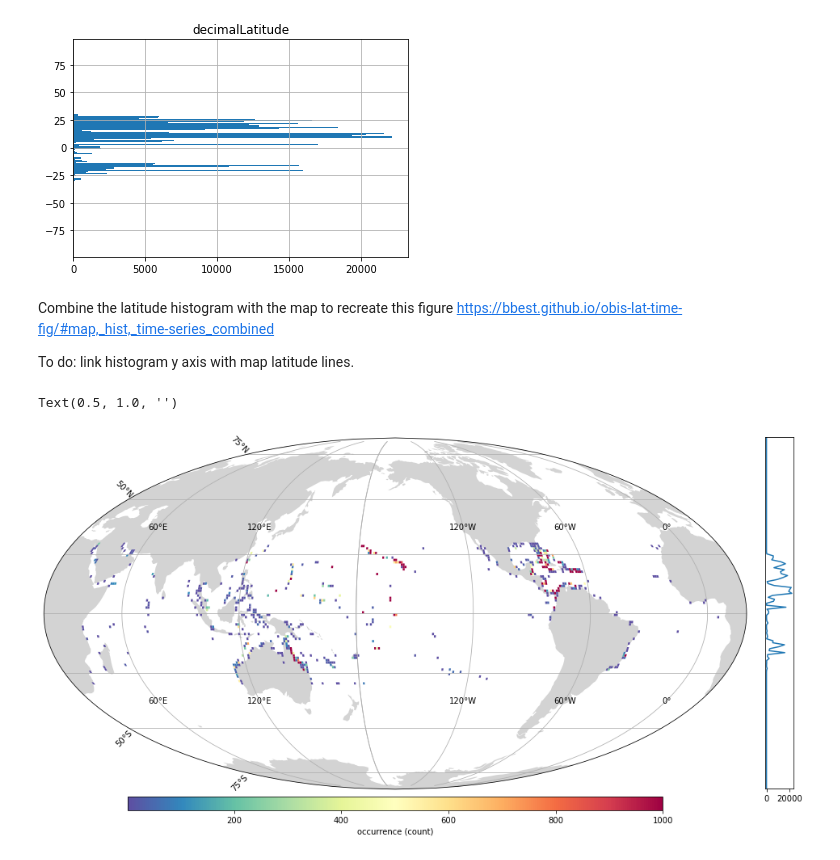
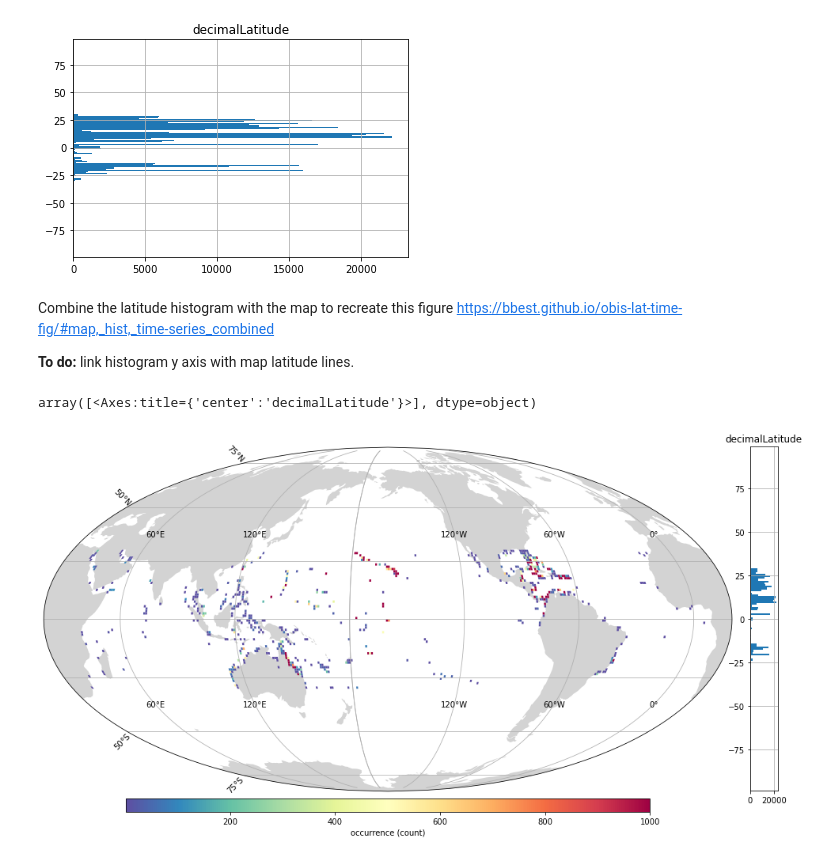
Before and after one commit to MathewBiddle/bio_ice, a Jupyter notebook: create_map_from_OBIS_API.ipynb, the cells around one changed output. Cells and saved outputs as stored; diff of their text form; code cells hidden in the pictures.

```diff
--- a/create_map_from_OBIS_API.ipynb
+++ b/create_map_from_OBIS_API.ipynb
@@ -546,7 +362,7 @@ array([[<AxesSubplot:title={'center':'decimalLatitude'}>]], dtype=object)
 # %% [markdown]
 Combine the latitude histogram with the map to recreate this figure https://bbest.github.io/obis-lat-time-fig/#map,_hist,_time-series_combined
 
-To do: link histogram y axis with map latitude lines.
+**To do:** link histogram y axis with map latitude lines.
 # %%
 import geoplot
 import geoplot.crs as gcrs
@@ -557,8 +373,6 @@ from mpl_toolkits.axes_grid1 import make_axes_locatable
 norm = mpl.colors.Normalize(vmin=1, vmax=1000)
 
 projection=gcrs.Mollweide(central_longitude=-160)
-
-#projection=gcrs.Robinson(central_longitude=-160)
 
 world = gpd.read_file(gpd.datasets.get_path('naturalearth_lowres'))
 world = world.dissolve()
@@ -583,42 +397,40 @@ cell = cell[~cell['n_occur'].isna()]
 
 geoplot.choropleth(cell,
                    hue='n_occur',
                    edgecolor=None,
                    projection=projection,
                    ax=ax,
                    cmap='Spectral_r',
                    legend=True,
                    legend_kwargs={'orientation': 'horizontal',
                                   'cax':cax,
                                   'label':"occurrence (count)",
                                  },
                    norm=norm,
                   )
 
 ax.set_global(); ax.outline_patch.set_visible(True);
 
 import matplotlib.ticker as mticker
 
 gl = ax.gridlines(draw_labels=True)
 gl.ylocator = mticker.FixedLocator([-90, -75, -50, -25, 0, 25, 50, 75, 90])
 
-# [0.91, 0.125, 0.03, 0.7555]
-
 ax2 = fig.add_axes([0.91, 0.1257, 0.03, 0.7555])
 
-bins = [i for i in range(-90, 90, 1)]
+bins = [i for i in range(-90, 91, 1)]
 
 
-count, lat = pd.np.histogram(data['decimalLatitude'], bins=bins)
+# count, lat = pd.np.histogram(data['decimalLatitude'], bins=bins)
 
-ynums = np.linspace(ax.yaxis.get_data_interval()[0],ax.yaxis.get_data_interval()[1],179)
+# ynums = np.linspace(ax.yaxis.get_data_interval()[0],ax.yaxis.get_data_interval()[1],179)
 
-ax2.plot(count,ynums)
-ax2.sharey(ax)
-ax2.axes.get_yaxis().set_visible(False)
+# ax2.plot(count,ynums)
+# ax2.sharey(ax)
+# ax2.axes.get_yaxis().set_visible(False)
 
-#data.hist(column='decimalLatitude', bins=bins, orientation='horizontal', ax=ax2, )
-plt.title('')
+data.hist(column='decimalLatitude', bins=bins, orientation='horizontal', ax=ax2, )
+# plt.title('')
 # %% [output]
-Text(0.5, 1.0, '')
+array([<Axes:title={'center':'decimalLatitude'}>], dtype=object)
-[figure, old version]
+[figure, new version]
```
Also changed, not shown: parts of 19 cells of this notebook, 1 other file.
